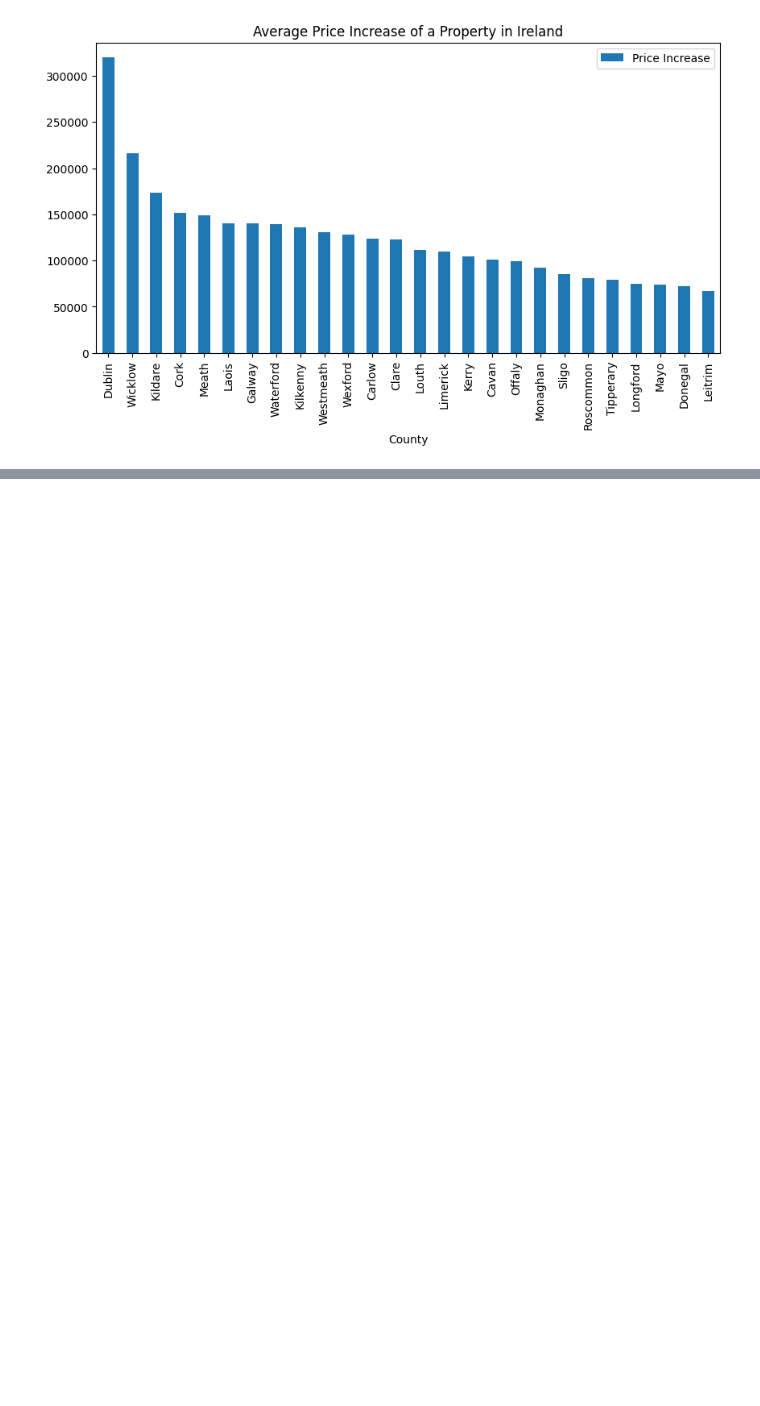
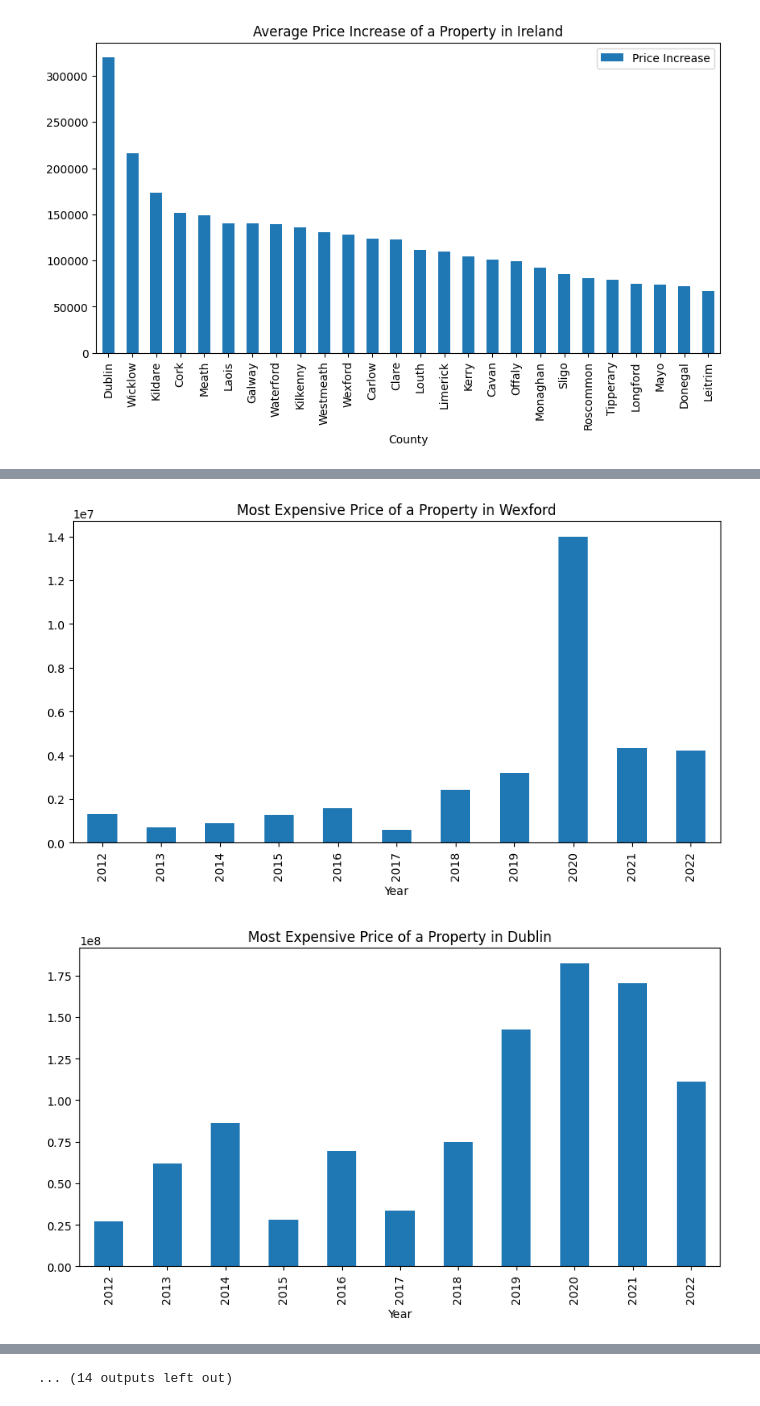
Before and after one commit to riverleejames/CostOfLivingIE, a Jupyter notebook: CostOfLiving/Project/housePrices.ipynb, the cells around one changed output, grey strips where cells are left out. Saved outputs shown, nothing was run; the diff lists cells and outputs as text; code cells hidden in the pictures; blank space fills up the shorter version.

```diff
--- a/CostOfLiving/Project/housePrices.ipynb
+++ b/CostOfLiving/Project/housePrices.ipynb
@@ -140,0 +176,10 @@ df_2012_2022.sort_values('Price Increase', ascending=False).plot(kind='bar', x='
+# %%
+# Loop through each county and plot the most expensive price of a property in each year for that county draw a new graph for each county in the dataset show prices in millions.
+
+for county in df['County'].unique():
+    df[df['County'] == county].groupby('Year')['Price'].max().plot(
+        kind='bar', title='Most Expensive Price of a Property in {}'.format(county), figsize=(10, 5))
+    plt.show()
+# %% [output]
+[figure, added]
+[figure, added]
@@ -140,0 +196 @@ df_2012_2022.sort_values('Price Increase', ascending=False).plot(kind='bar', x='
+... (14 outputs left out)
```
Also changed, not shown: parts of 9 cells of this notebook, 15 other files.
